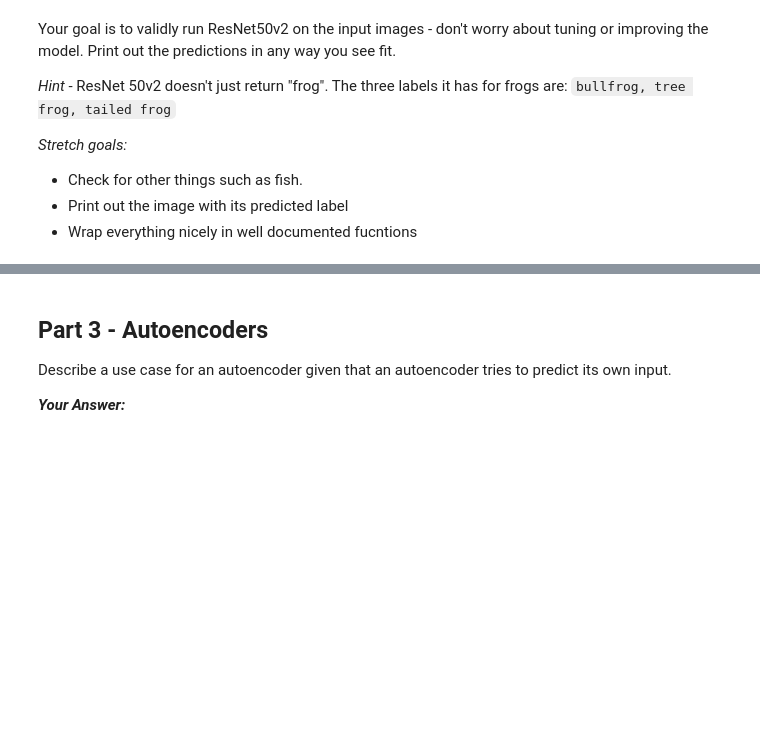
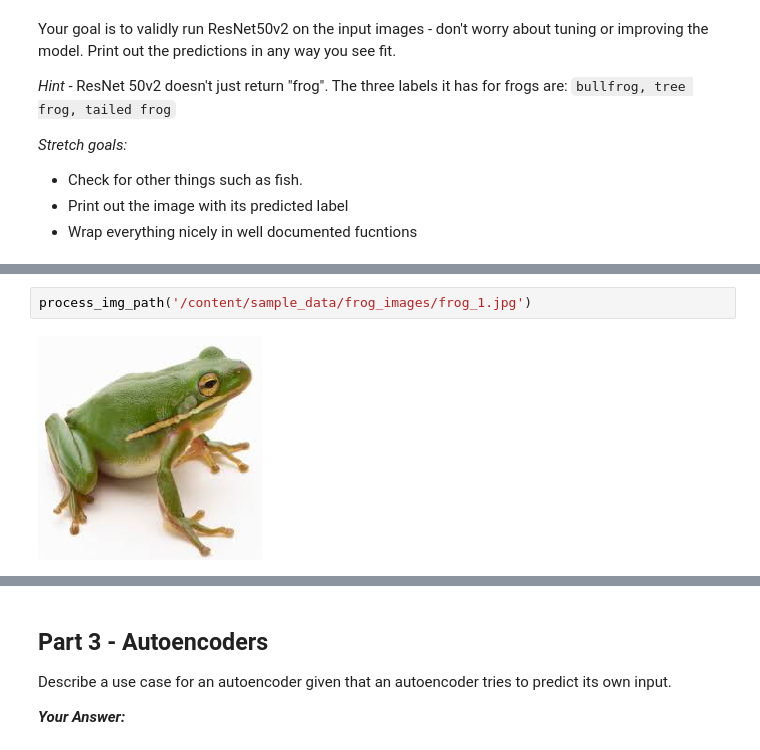
Before and after one commit to marianvinas/DS-Unit-4-Sprint-3-Deep-Learning, a Jupyter notebook: MVLS_DS_Unit_4_Sprint_Challenge_3_v2.ipynb, the cells around one changed output, grey strips where cells are left out. Saved outputs shown, nothing was run; the diff lists cells and outputs as text; blank space fills up the shorter version.

```diff
--- a/MVLS_DS_Unit_4_Sprint_Challenge_3_v2.ipynb
+++ b/MVLS_DS_Unit_4_Sprint_Challenge_3_v2.ipynb
@@ -212,0 +323,4 @@ from tensorflow.keras.applications.resnet_v2 import ResNet50V2, decode_predictio
+# %%
+process_img_path('/content/sample_data/frog_images/frog_1.jpg')
+# %% [output]
+[figure, added]
```
Also changed, not shown: parts of 24 cells of this notebook, 3 other files.
